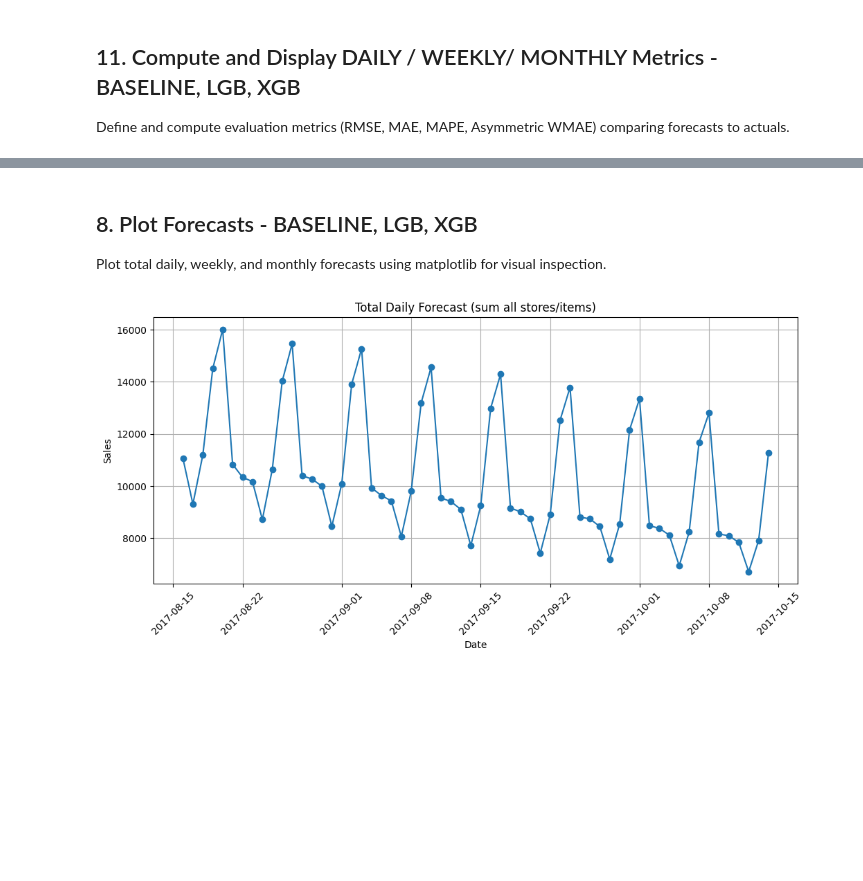
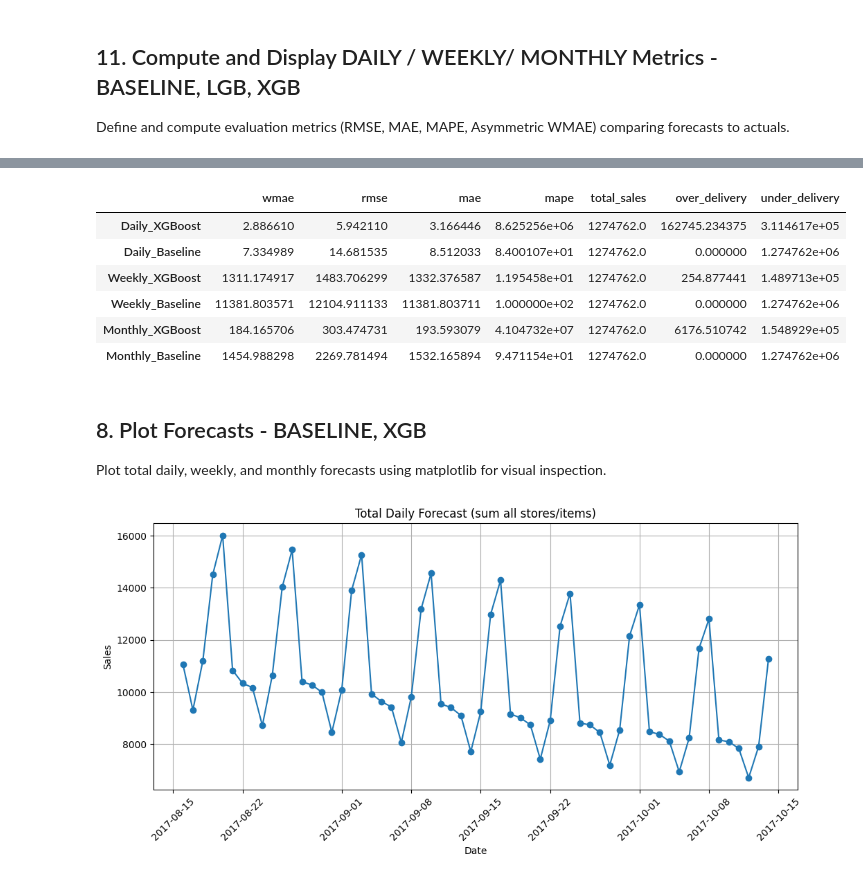
Before and after one commit to JoranVerspreet/2025_activities_dashboard, a Jupyter notebook: notebooks/3_modeling/modeling_3_XGBoost.ipynb, the cells around one changed output, grey strips where cells are left out. Drawn from its saved outputs; the diff is of its cells as text; code cells hidden in the pictures; blank space fills up the shorter version.

```diff
--- a/notebooks/3_modeling/modeling_3_XGBoost.ipynb
+++ b/notebooks/3_modeling/modeling_3_XGBoost.ipynb
@@ -799,5 +915,60 @@ display(metrics_all)
+# %%
+df_test_final['pred_baseline'] = pd.to_numeric(df_test_final['pred_baseline'], errors='coerce').fillna(0)
+df_test_final['pred_xgb'] = pd.to_numeric(df_test_final['pred_xgb'], errors='coerce').fillna(0)
+
+from sklearn.metrics import mean_squared_error, mean_absolute_error
+import numpy as np
+import pandas as pd
+
+# --- 4b. Define full metrics function ---
+def f_metrics(y_true, y_pred, alpha=0.333, wi=1.25):
+    """
+    Compute asymmetrical WMAE, RMSE, MAE, MAPE, total sales, over and under delivery.
+    """
+    errors = y_true - y_pred
+    weights = np.where(errors > 0, alpha, 1 - alpha)
+    wmae = np.sum(wi * weights * np.abs(errors)) / np.sum(wi * weights)
+
+    rmse = np.sqrt(mean_squared_error(y_true, y_pred))
+    mae = mean_absolute_error(y_true, y_pred)
+    mape = np.mean(np.abs(errors / np.maximum(y_true, 1e-6))) * 100
+
+    over_delivery = np.sum(np.where(errors < 0, -errors, 0))
+    under_delivery = np.sum(np.where(errors > 0, errors, 0))
+    total_sales = np.sum(y_true)
+
+    return wmae, rmse, mae, mape, total_sales, over_delivery, under_delivery
+
+# --- 5b. Compute metrics for daily, weekly, monthly ---
+metrics_all = pd.DataFrame(
+    [
+        f_metrics(df_test_final[TARGET], df_test_final['pred_xgb']),
+        f_metrics(df_test_final[TARGET], df_test_final['pred_baseline']),
+        f_metrics(weekly_agg[TARGET], weekly_agg['pred_xgb']),
+        f_metrics(weekly_agg[TARGET], weekly_agg['pred_baseline']),
+        f_metrics(monthly_agg[TARGET], monthly_agg['pred_xgb']),
+        f_metrics(monthly_agg[TARGET], monthly_agg['pred_baseline'])
+    ],
+    index=[
+        'Daily_XGBoost', 'Daily_Baseline',
+        'Weekly_XGBoost', 'Weekly_Baseline',
+        'Monthly_XGBoost', 'Monthly_Baseline'
+    ],
+    columns=['wmae','rmse','mae','mape','total_sales','over_delivery','under_delivery']
+)
+
+# --- 6b. Display metrics ---
+display(metrics_all)
+# %% [output]
+|  | wmae | rmse | mae | mape | total_sales | over_delivery | under_delivery |
+| Daily_XGBoost | 2.886610 | 5.942110 | 3.166446 | 8.625256e+06 | 1274762.0 | 162745.234375 | 3.114617e+05 |
+| Daily_Baseline | 7.334989 | 14.681535 | 8.512033 | 8.400107e+01 | 1274762.0 | 0.000000 | 1.274762e+06 |
+| Weekly_XGBoost | 1311.174917 | 1483.706299 | 1332.376587 | 1.195458e+01 | 1274762.0 | 254.877441 | 1.489713e+05 |
+| Weekly_Baseline | 11381.803571 | 12104.911133 | 11381.803711 | 1.000000e+02 | 1274762.0 | 0.000000 | 1.274762e+06 |
+| Monthly_XGBoost | 184.165706 | 303.474731 | 193.593079 | 4.104732e+07 | 1274762.0 | 6176.510742 | 1.548929e+05 |
+| Monthly_Baseline | 1454.988298 | 2269.781494 | 1532.165894 | 9.471154e+01 | 1274762.0 | 0.000000 | 1.274762e+06 |
 # %% [markdown]
-## 8. Plot Forecasts - BASELINE, LGB, XGB
+## 8. Plot Forecasts - BASELINE, XGB
 
 
 Plot total daily, weekly, and monthly forecasts using matplotlib for visual inspection.
```
Also changed, not shown: parts of 20 cells of this notebook.
